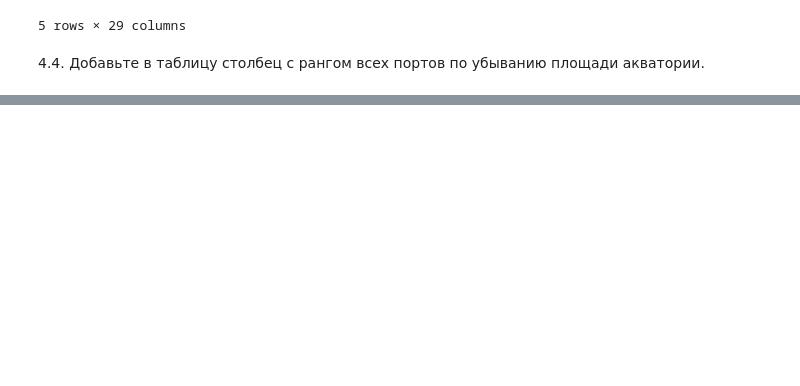
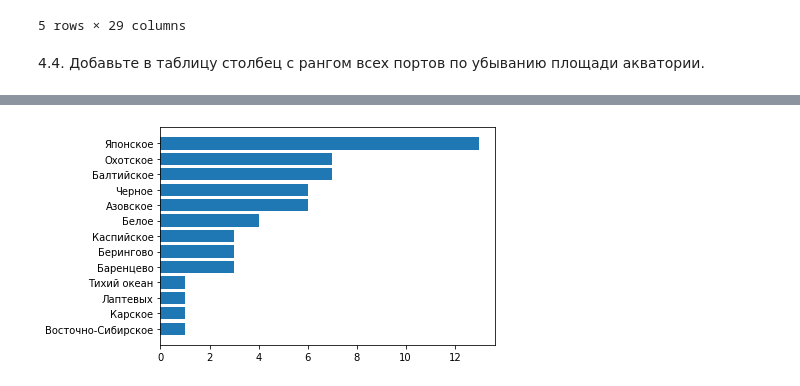
Before and after one commit to pavelvasnetsov/semiar4, a Jupyter notebook: seminar4.ipynb, the cells around one changed output, grey strips where cells are left out. Drawn from its saved outputs; the diff is of its cells as text; code cells hidden in the pictures; blank space fills up the shorter version.

```diff
--- a/seminar4.ipynb
+++ b/seminar4.ipynb
@@ -315,0 +414,3 @@ sortedPortsByWaterArea
+# %%
+ratingOfSea = ports[['Port', 'Sea']].groupby('Sea').count().sort_values('Port', ascending=True)
+ratingOfSea
@@ -315,0 +433,7 @@ sortedPortsByWaterArea
+# %%
+x = ratingOfSea['Port'].tolist()
+y = ratingOfSea.index.tolist()
+plt.barh(y, x)
+plt.show()
+# %% [output]
+[figure, added]
```
Also changed, not shown: parts of 15 cells of this notebook.
